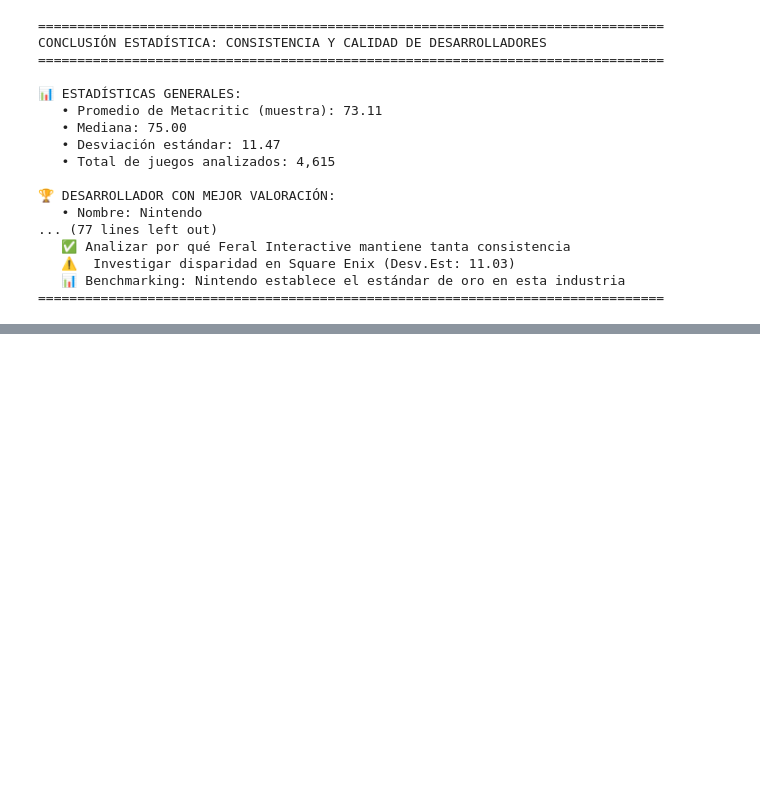
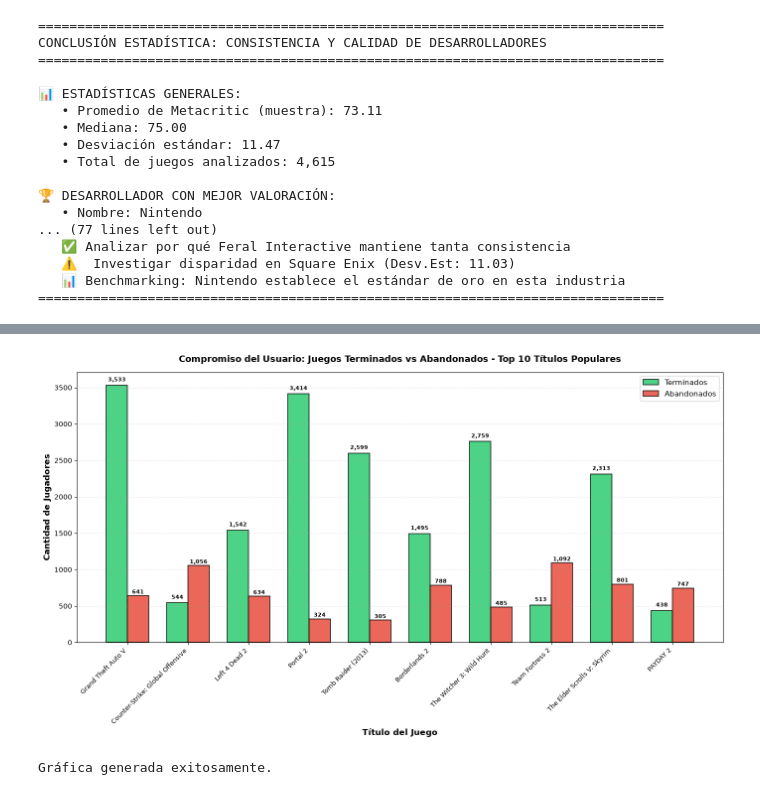
Before and after one commit to ericrodriguezdev/introduccion-progrmacion-cientifica-, a Jupyter notebook: notebook/descriptive_analysis.ipynb, the cells around one changed output, grey strips where cells are left out. Cells and saved outputs as stored; diff of their text form; code cells hidden in the pictures; blank space fills up the shorter version.

```diff
--- a/notebook/descriptive_analysis.ipynb
+++ b/notebook/descriptive_analysis.ipynb
@@ -947,0 +1011,47 @@ CONCLUSIÓN ESTADÍSTICA: CONSISTENCIA Y CALIDAD DE DESARROLLADORES
+# %%
+# Gráfica de barras agrupadas: Terminados vs Abandonados
+fig, ax = plt.subplots(figsize=(14, 8))
+
+# Preparar datos
+titles = top_10_data['Título'].tolist()
+beaten = top_10_data['Terminados'].tolist()
+dropped = top_10_data['Abandonados'].tolist()
+
+# Configurar posiciones de barras
+x = np.arange(len(titles))
+width = 0.35
+
+# Crear barras
+barras1 = ax.bar(x - width/2, beaten, width, label='Terminados',
+                 color='#2ecc71', edgecolor='black', linewidth=1.2, alpha=0.85)
+barras2 = ax.bar(x + width/2, dropped, width, label='Abandonados',
+                 color='#e74c3c', edgecolor='black', linewidth=1.2, alpha=0.85)
+
+# Configurar ejes
+ax.set_xlabel('Título del Juego', fontsize=12, fontweight='bold')
+ax.set_ylabel('Cantidad de Jugadores', fontsize=12, fontweight='bold')
+ax.set_title('Compromiso del Usuario: Juegos Terminados vs Abandonados - Top 10 Títulos Populares',
+             fontsize=13, fontweight='bold', pad=15)
+ax.set_xticks(x)
+ax.set_xticklabels(titles, rotation=45, ha='right', fontsize=9)
+ax.grid(axis='y', alpha=0.3, linestyle='--')
+ax.legend(fontsize=11, loc='upper right')
+
+# Agregar valores en las barras
+for barra in barras1:
+    height = barra.get_height()
+    ax.text(barra.get_x() + barra.get_width()/2., height + max(beaten)*0.01,
+            f'{int(height):,}', ha='center', va='bottom', fontsize=8, fontweight='bold')
+
+for barra in barras2:
+    height = barra.get_height()
+    ax.text(barra.get_x() + barra.get_width()/2., height + max(dropped)*0.01,
+            f'{int(height):,}', ha='center', va='bottom', fontsize=8, fontweight='bold')
+
+plt.tight_layout()
+plt.show()
+
+print('\nGráfica generada exitosamente.')
+# %% [output]
+[figure, added]
+Gráfica generada exitosamente.
```
Also changed, not shown: parts of 2 cells of this notebook.
